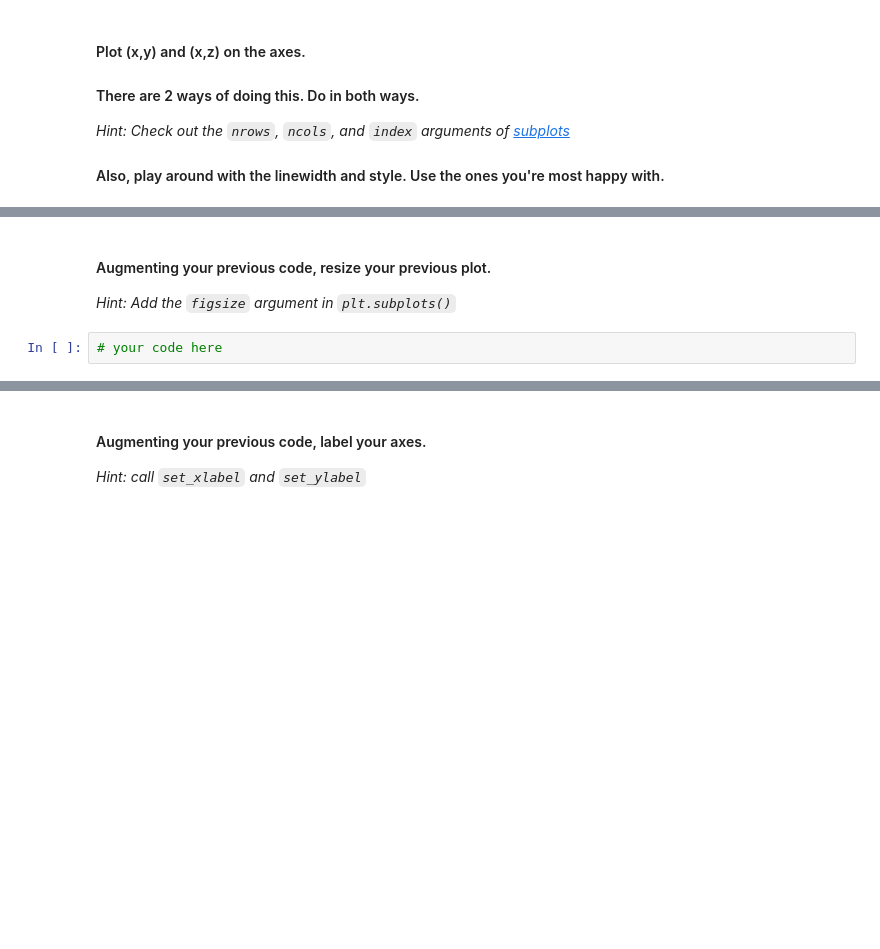
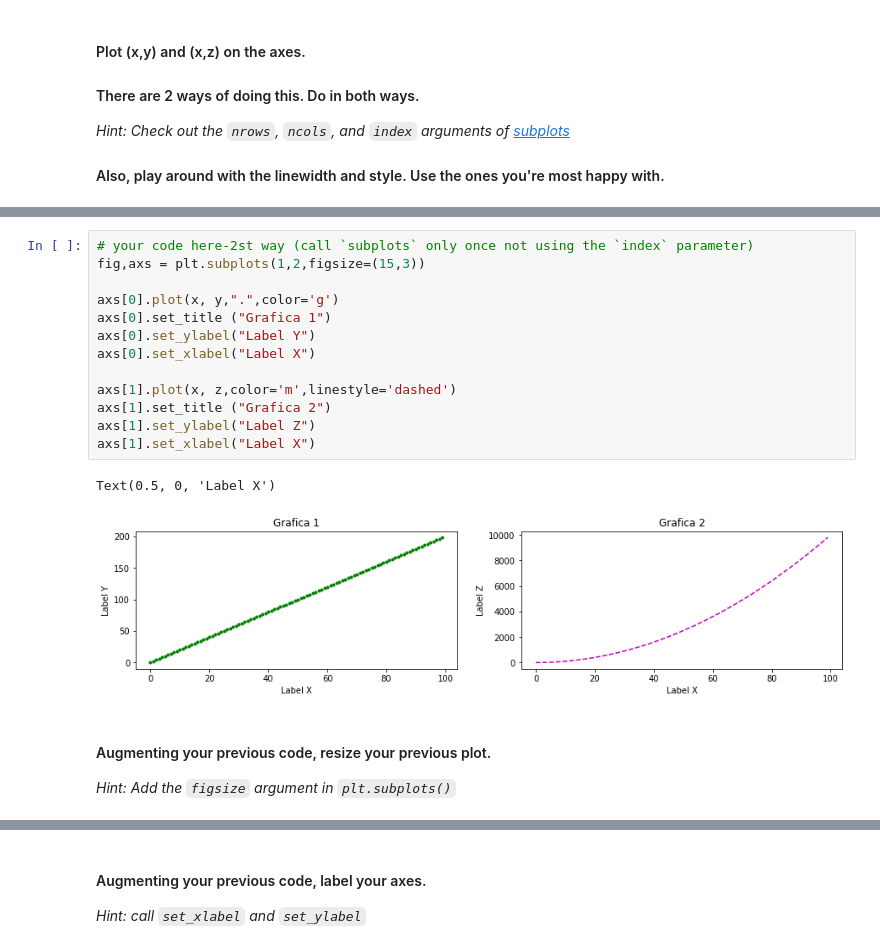
Before and after one commit to ironhack-datalabs/datamad0320, a Jupyter notebook: module-2/lab-matplotlib-seaborn/your-code/challenge-1.ipynb, the cells around one changed output, grey strips where cells are left out. Cells and saved outputs as stored; diff of their text form; blank space fills up the shorter version.

```diff
--- a/module-2/lab-matplotlib-seaborn/your-code/challenge-1.ipynb
+++ b/module-2/lab-matplotlib-seaborn/your-code/challenge-1.ipynb
@@ -39,6 +51,20 @@ z = x**2
+# %%
+# your code here-2st way (call `subplots` only once not using the `index` parameter)
+fig,axs = plt.subplots(1,2,figsize=(15,3))
+
+axs[0].plot(x, y,".",color='g')
+axs[0].set_title ("Grafica 1")
+axs[0].set_ylabel("Label Y")
+axs[0].set_xlabel("Label X")
+
+axs[1].plot(x, z,color='m',linestyle='dashed')
+axs[1].set_title ("Grafica 2")
+axs[1].set_ylabel("Label Z")
+axs[1].set_xlabel("Label X")
+# %% [output]
+Text(0.5, 0, 'Label X')
+[figure, added]
 # %% [markdown]
 #### Augmenting your previous code, resize your previous plot.
 
 *Hint: Add the `figsize` argument in `plt.subplots()`*
-# %%
-# your code here
```
Also changed, not shown: parts of 17 cells of this notebook, 2 other files.
